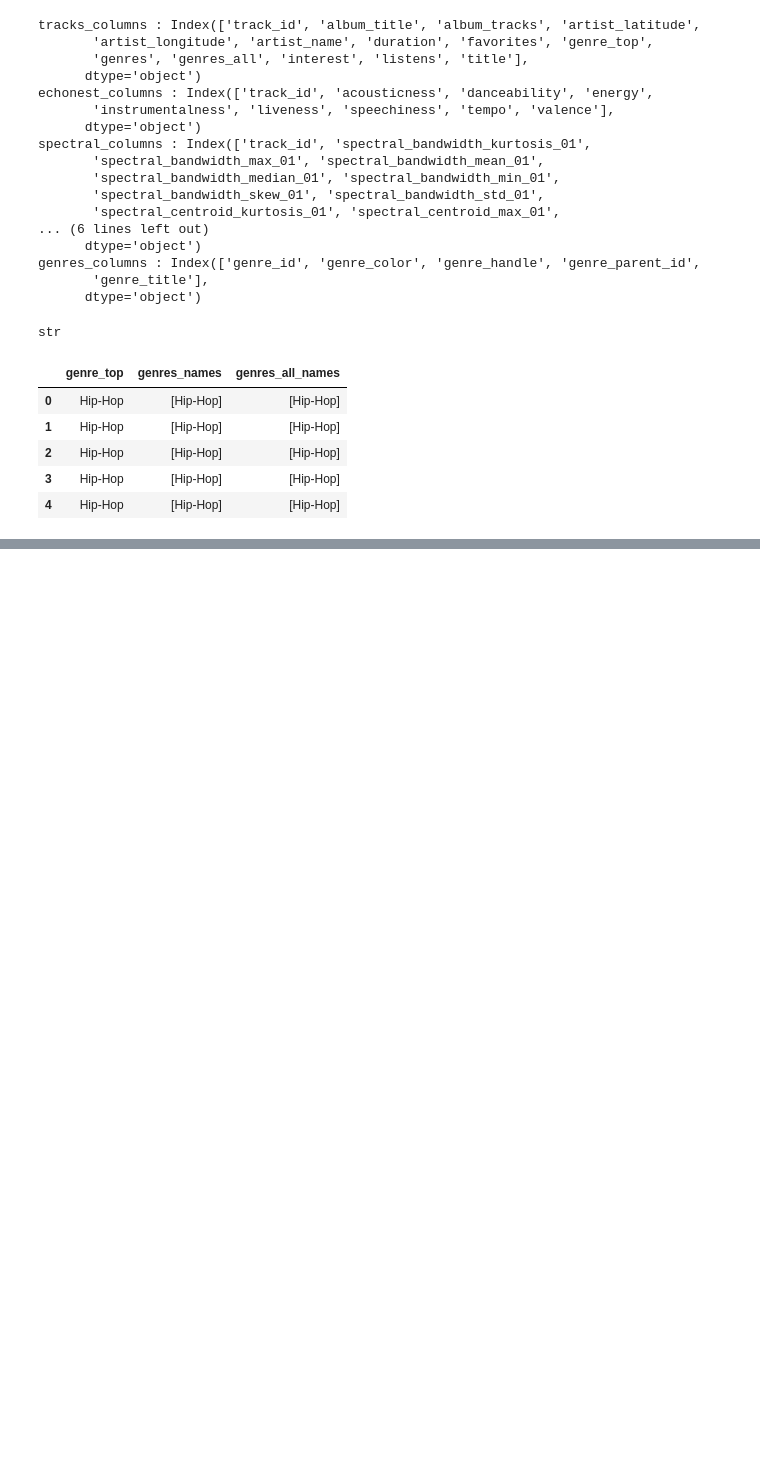
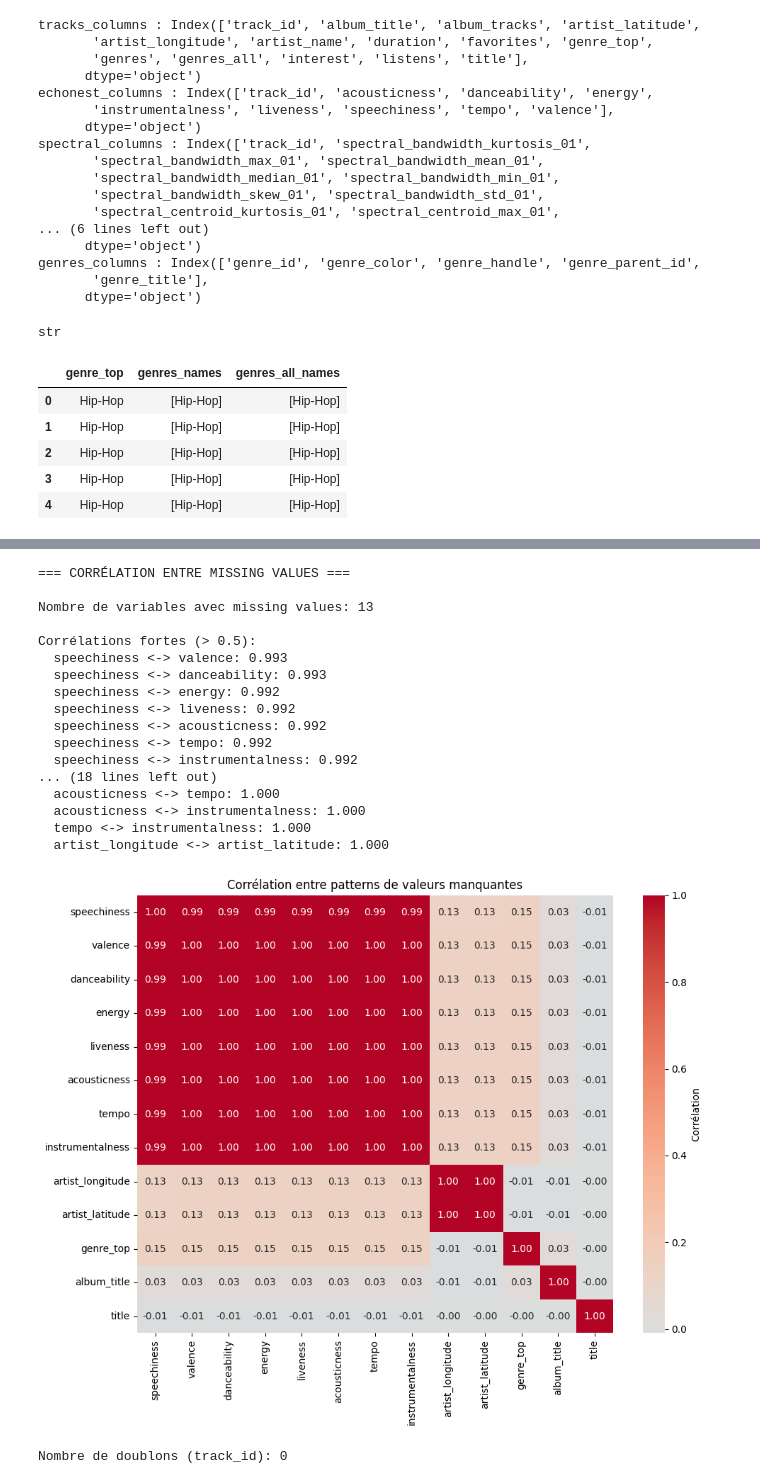
Before and after one commit to Naleyan/SupervisedLearning, a Jupyter notebook: task1.ipynb, the cells around one changed output, grey strips where cells are left out. Saved outputs shown, nothing was run; the diff lists cells and outputs as text; code cells hidden in the pictures; blank space fills up the shorter version.

```diff
--- a/task1.ipynb
+++ b/task1.ipynb
@@ -87,0 +167,58 @@ df.to_csv("genres_named.csv", index=False) #merge de df mais avec les noms de ge
+# %%
+# Analyser si les missing values sont corrélés entre variables
+print("\n=== CORRÉLATION ENTRE MISSING VALUES ===")
+missing_cols = missing_df[missing_df['Missing_Count'] > 0].index.tolist()
+
+if len(missing_cols) > 1:
+    # Créer une matrice binaire (1 = missing, 0 = present)
+    missing_matrix = df[missing_cols].isnull().astype(int)
+
+    # Calculer la corrélation
+    missing_corr = missing_matrix.corr()
+
+    print(f"\nNombre de variables avec missing values: {len(missing_cols)}")
+    print("\nCorrélations fortes (> 0.5):")
+
+    # Afficher seulement les corrélations fortes
+    for i in range(len(missing_corr.columns)):
+        for j in range(i+1, len(missing_corr.columns)):
+            corr_val = missing_corr.iloc[i, j]
+            if abs(corr_val) > 0.5:
+                print(f"  {missing_corr.columns[i]} <-> {missing_corr.columns[j]}: {corr_val:.3f}")
+
+    # Heatmap si pas trop de variables
+    if len(missing_cols) <= 15:
+        import seaborn as sns
+
+        fig, ax = plt.subplots(figsize=(10, 8))
+        sns.heatmap(missing_corr, annot=True, fmt='.2f', cmap='coolwarm',
+                    center=0, ax=ax, cbar_kws={'label': 'Corrélation'})
+        plt.title('Corrélation entre patterns de valeurs manquantes')
+        plt.tight_layout()
+        plt.show()
+else:
+    print("Une seule variable a des missing values, pas de corrélation à calculer.")
+# %% [output]
+=== CORRÉLATION ENTRE MISSING VALUES ===
+
+Nombre de variables avec missing values: 13
+
+Corrélations fortes (> 0.5):
+  speechiness <-> valence: 0.993
+  speechiness <-> danceability: 0.993
+  speechiness <-> energy: 0.992
+  speechiness <-> liveness: 0.992
+  speechiness <-> acousticness: 0.992
+  speechiness <-> tempo: 0.992
+  speechiness <-> instrumentalness: 0.992
+... (18 lines left out)
+  acousticness <-> tempo: 1.000
+  acousticness <-> instrumentalness: 1.000
+  tempo <-> instrumentalness: 1.000
+  artist_longitude <-> artist_latitude: 1.000
+[figure, added]
+# %%
+# 3. Doublons
+print(f"\nNombre de doublons (track_id): {df['track_id'].duplicated().sum()}")
+# %% [output]
+Nombre de doublons (track_id): 0
```
Also changed, not shown: parts of 10 cells of this notebook.
